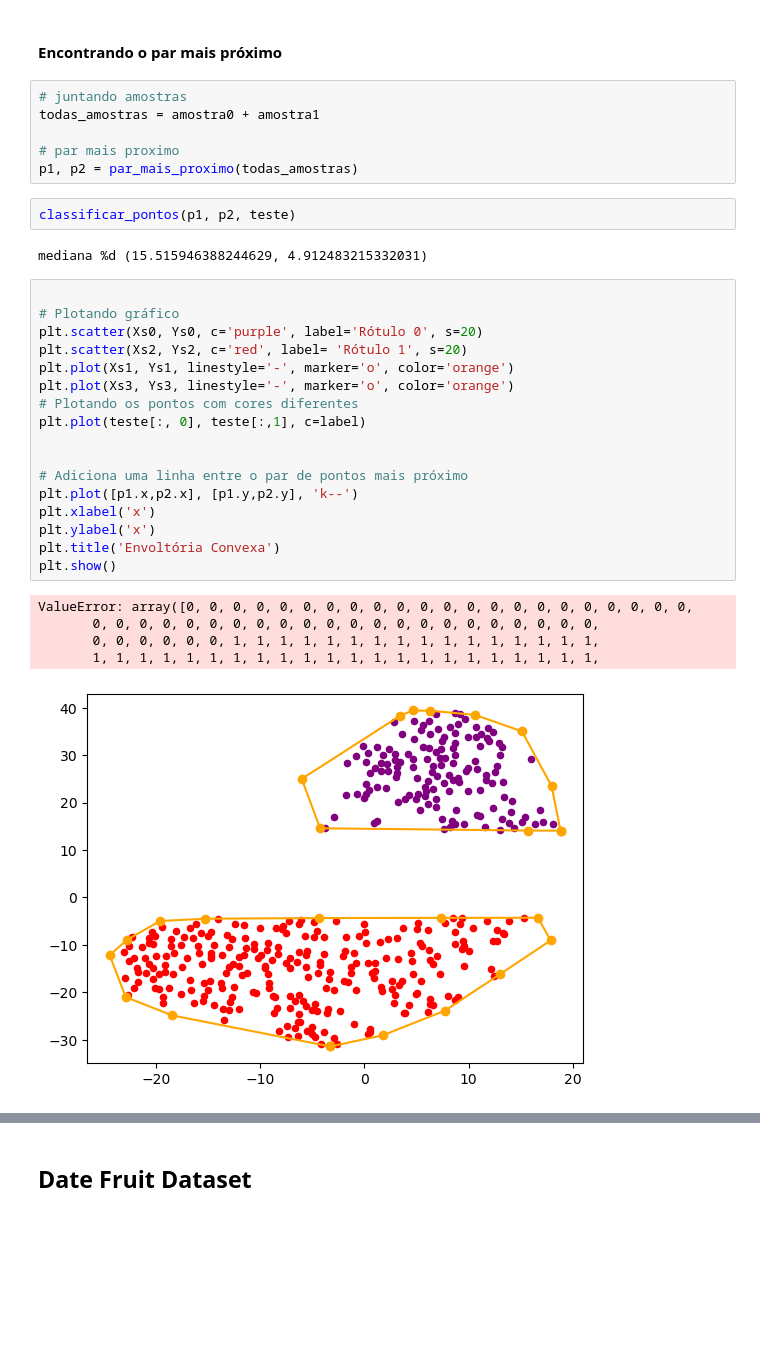
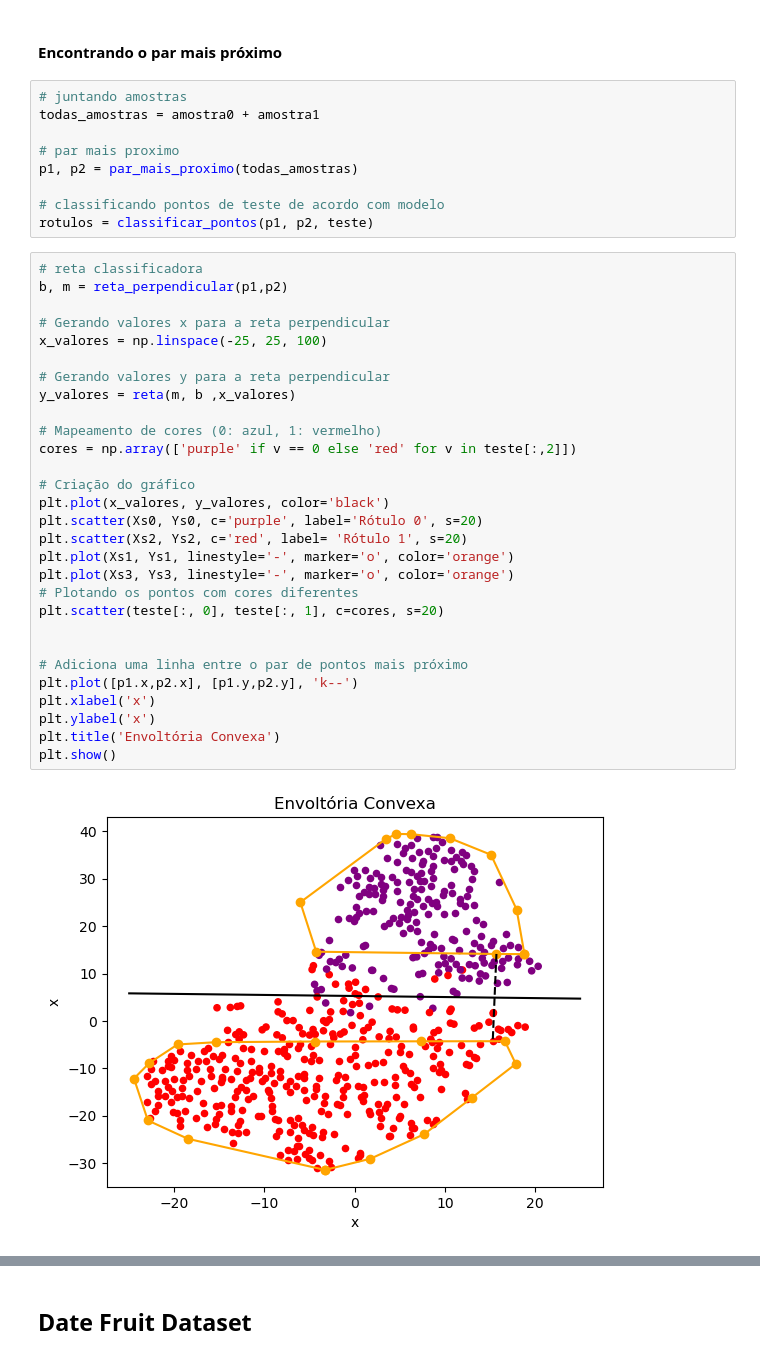
Before and after one commit to milenamoreira/geometria-computacional, a Jupyter notebook: TPALG2_V2.ipynb, the cells around one changed output, grey strips where cells are left out. Saved outputs shown, nothing was run; the diff lists cells and outputs as text; blank space fills up the shorter version.

```diff
--- a/TPALG2_V2.ipynb
+++ b/TPALG2_V2.ipynb
@@ -606,30 +603,37 @@ todas_amostras = amostra0 + amostra1
 
 # par mais proximo
 p1, p2 = par_mais_proximo(todas_amostras)
+
+# classificando pontos de teste de acordo com modelo
+rotulos = classificar_pontos(p1, p2, teste)
-# %%
-classificar_pontos(p1, p2, teste)
-# %% [output]
-mediana %d (15.515946388244629, 4.912483215332031)
 # %%
+# reta classificadora
+b, m = reta_perpendicular(p1,p2)
 
-# Plotando gráfico
+# Gerando valores x para a reta perpendicular
+x_valores = np.linspace(-25, 25, 100)
+
+# Gerando valores y para a reta perpendicular
+y_valores = reta(m, b ,x_valores)
+
+# Mapeamento de cores (0: azul, 1: vermelho)
+cores = np.array(['purple' if v == 0 else 'red' for v in teste[:,2]])
+
+# Criação do gráfico
+plt.plot(x_valores, y_valores, color='black')
 plt.scatter(Xs0, Ys0, c='purple', label='Rótulo 0', s=20)
 plt.scatter(Xs2, Ys2, c='red', label= 'Rótulo 1', s=20)
 plt.plot(Xs1, Ys1, linestyle='-', marker='o', color='orange')
 plt.plot(Xs3, Ys3, linestyle='-', marker='o', color='orange')
 # Plotando os pontos com cores diferentes
-plt.plot(teste[:, 0], teste[:,1], c=label)
+plt.scatter(teste[:, 0], teste[:, 1], c=cores, s=20)
 
 
 # Adiciona uma linha entre o par de pontos mais próximo
 plt.plot([p1.x,p2.x], [p1.y,p2.y], 'k--')
 plt.xlabel('x')
 plt.ylabel('x')
 plt.title('Envoltória Convexa')
 plt.show()
 # %% [output]
-ValueError: array([0, 0, 0, 0, 0, 0, 0, 0, 0, 0, 0, 0, 0, 0, 0, 0, 0, 0, 0, 0, 0, 0,
-       0, 0, 0, 0, 0, 0, 0, 0, 0, 0, 0, 0, 0, 0, 0, 0, 0, 0, 0, 0, 0, 0,
-       0, 0, 0, 0, 0, 0, 1, 1, 1, 1, 1, 1, 1, 1, 1, 1, 1, 1, 1, 1, 1, 1,
-       1, 1, 1, 1, 1, 1, 1, 1, 1, 1, 1, 1, 1, 1, 1, 1, 1, 1, 1, 1, 1, 1,
-[figure, old version]
+[figure, new version]
```
Also changed, not shown: parts of 22 cells of this notebook.
